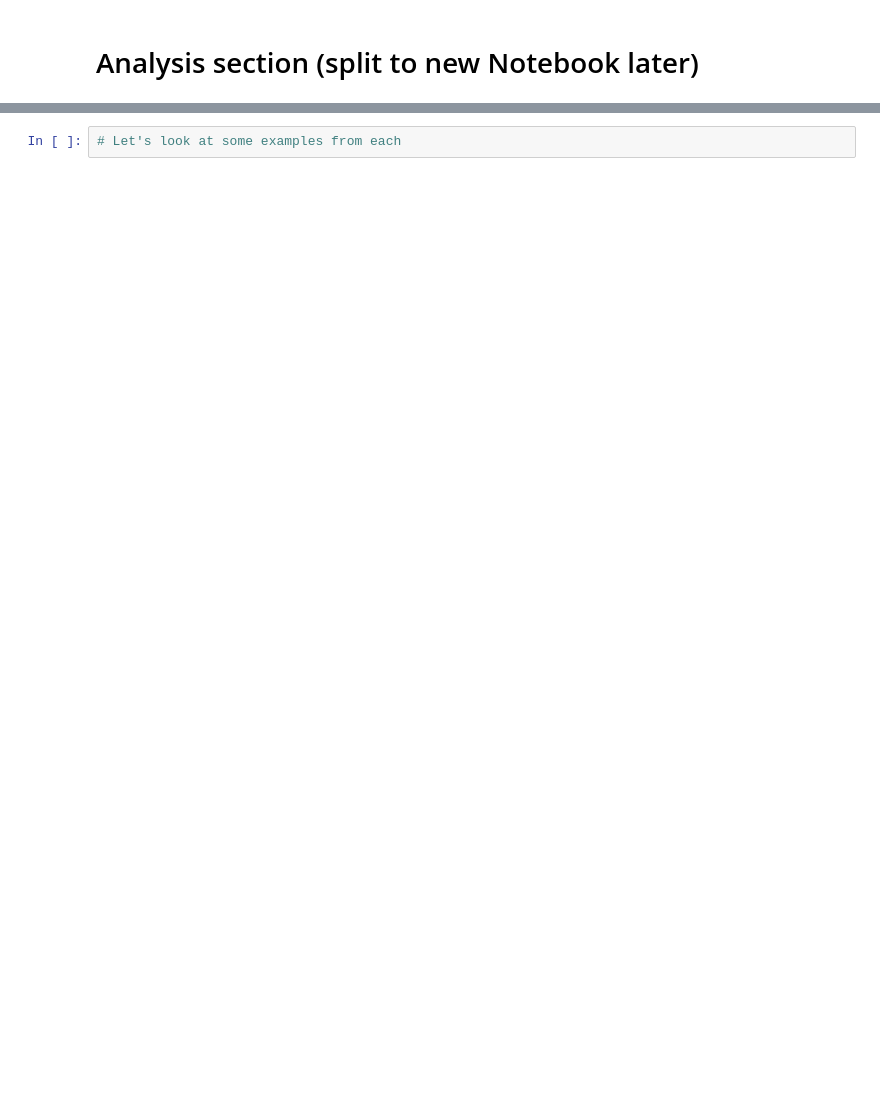
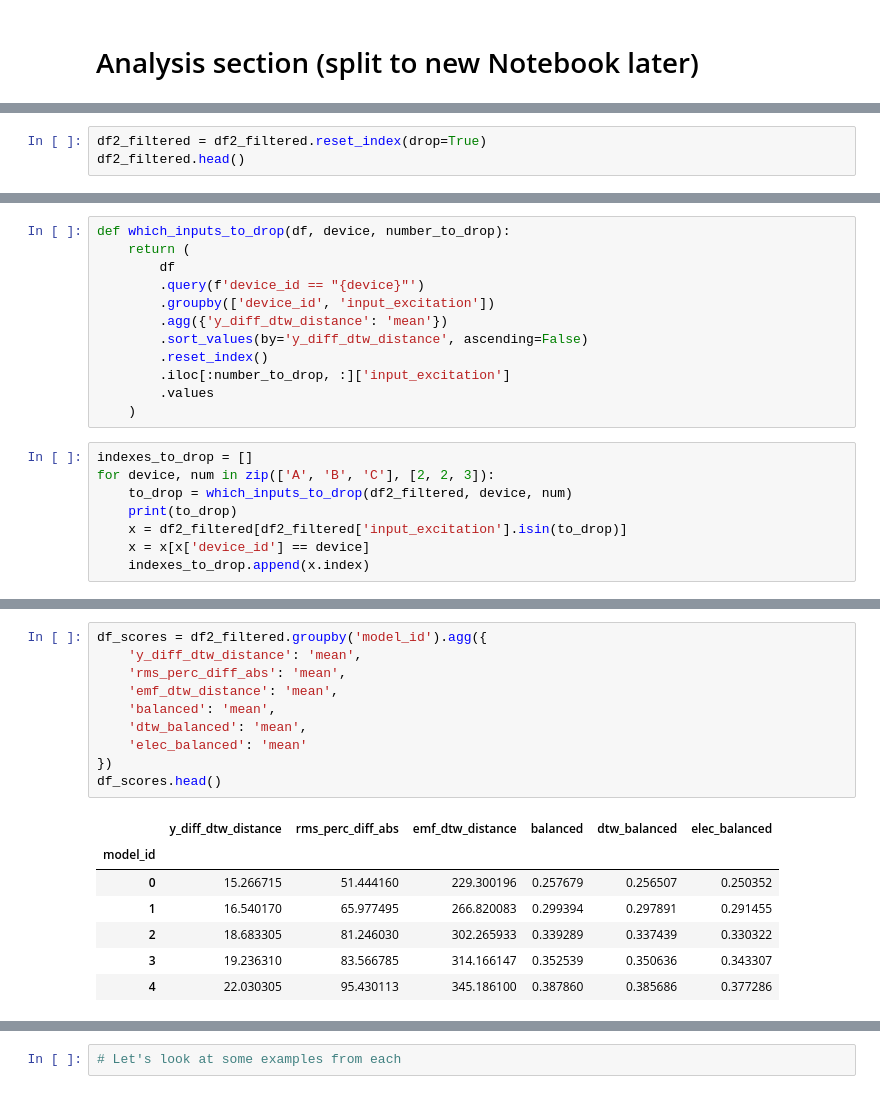
Before and after one commit to mnicstruwig/FlexibleFluxSimulator, a Jupyter notebook: experiments/2020-05-22-Analyze-Grid-Results.ipynb, the cells around one changed output, grey strips where cells are left out. Drawn from its saved outputs; the diff is of its cells as text; blank space fills up the shorter version.

```diff
--- a/experiments/2020-05-22-Analyze-Grid-Results.ipynb
+++ b/experiments/2020-05-22-Analyze-Grid-Results.ipynb
@@ -334,0 +203,3 @@ def make_ridge_plot(df, row, distribution_metric, x_axis_label, output_path):
+# %%
+df2_filtered = df2_filtered.reset_index(drop=True)
+df2_filtered.head()
@@ -334,0 +262,20 @@ def make_ridge_plot(df, row, distribution_metric, x_axis_label, output_path):
+# %%
+def which_inputs_to_drop(df, device, number_to_drop):
+    return (
+        df
+        .query(f'device_id == "{device}"')
+        .groupby(['device_id', 'input_excitation'])
+        .agg({'y_diff_dtw_distance': 'mean'})
+        .sort_values(by='y_diff_dtw_distance', ascending=False)
+        .reset_index()
+        .iloc[:number_to_drop, :]['input_excitation']
+        .values
+    )
+# %%
+indexes_to_drop = []
+for device, num in zip(['A', 'B', 'C'], [2, 2, 3]):
+    to_drop = which_inputs_to_drop(df2_filtered, device, num)
+    print(to_drop)
+    x = df2_filtered[df2_filtered['input_excitation'].isin(to_drop)]
+    x = x[x['device_id'] == device]
+    indexes_to_drop.append(x.index)
@@ -334,0 +336,18 @@ def make_ridge_plot(df, row, distribution_metric, x_axis_label, output_path):
+# %%
+df_scores = df2_filtered.groupby('model_id').agg({
+    'y_diff_dtw_distance': 'mean',
+    'rms_perc_diff_abs': 'mean',
+    'emf_dtw_distance': 'mean',
+    'balanced': 'mean',
+    'dtw_balanced': 'mean',
+    'elec_balanced': 'mean'
+})
+df_scores.head()
+# %% [output]
+|  | y_diff_dtw_distance | rms_perc_diff_abs | emf_dtw_distance | balanced | dtw_balanced | elec_balanced |
+| model_id |  |  |  |  |  |  |
+| 0 | 15.266715 | 51.444160 | 229.300196 | 0.257679 | 0.256507 | 0.250352 |
+| 1 | 16.540170 | 65.977495 | 266.820083 | 0.299394 | 0.297891 | 0.291455 |
+| 2 | 18.683305 | 81.246030 | 302.265933 | 0.339289 | 0.337439 | 0.330322 |
+| 3 | 19.236310 | 83.566785 | 314.166147 | 0.352539 | 0.350636 | 0.343307 |
+| 4 | 22.030305 | 95.430113 | 345.186100 | 0.387860 | 0.385686 | 0.377286 |
```
Also changed, not shown: parts of 61 cells of this notebook, 4 other files.
